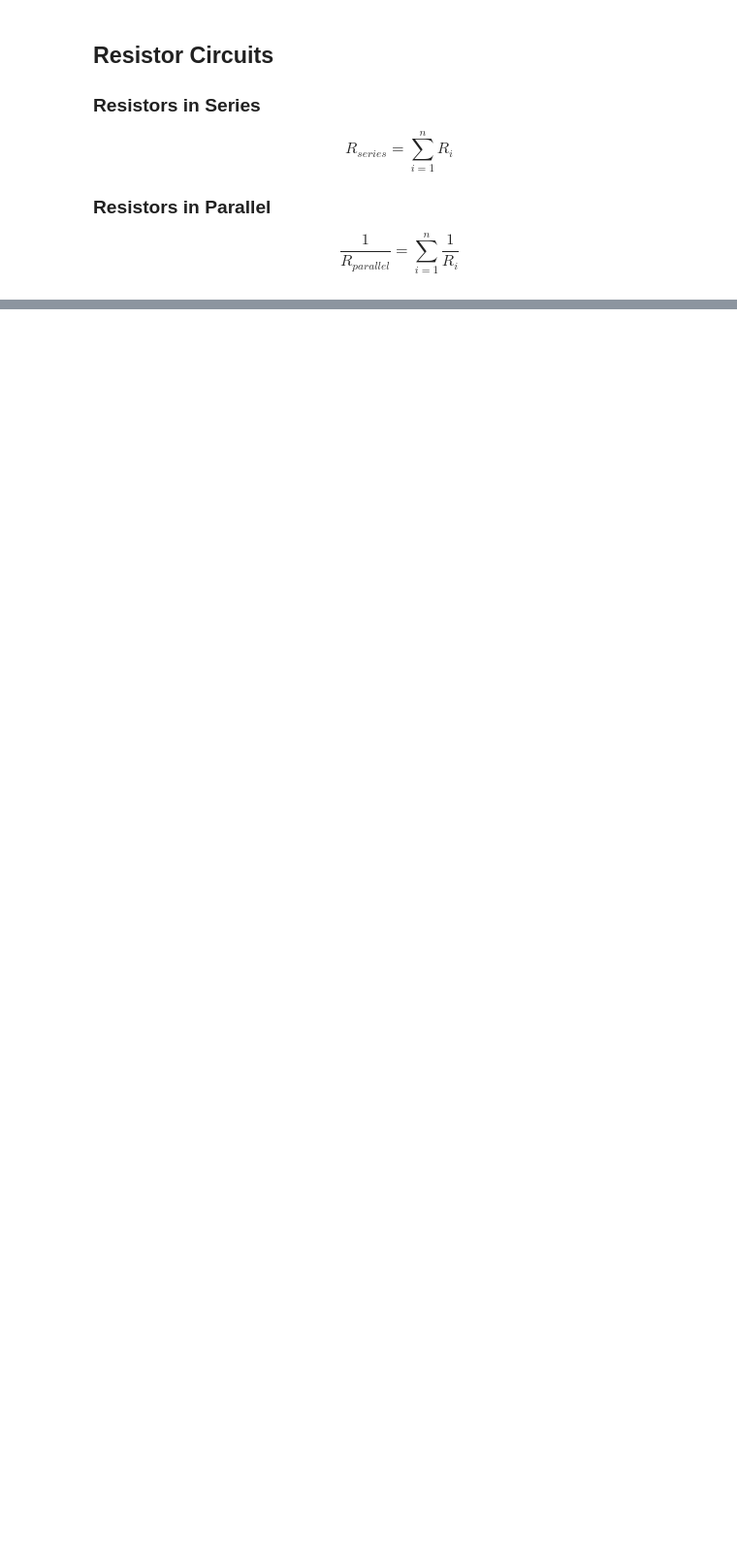
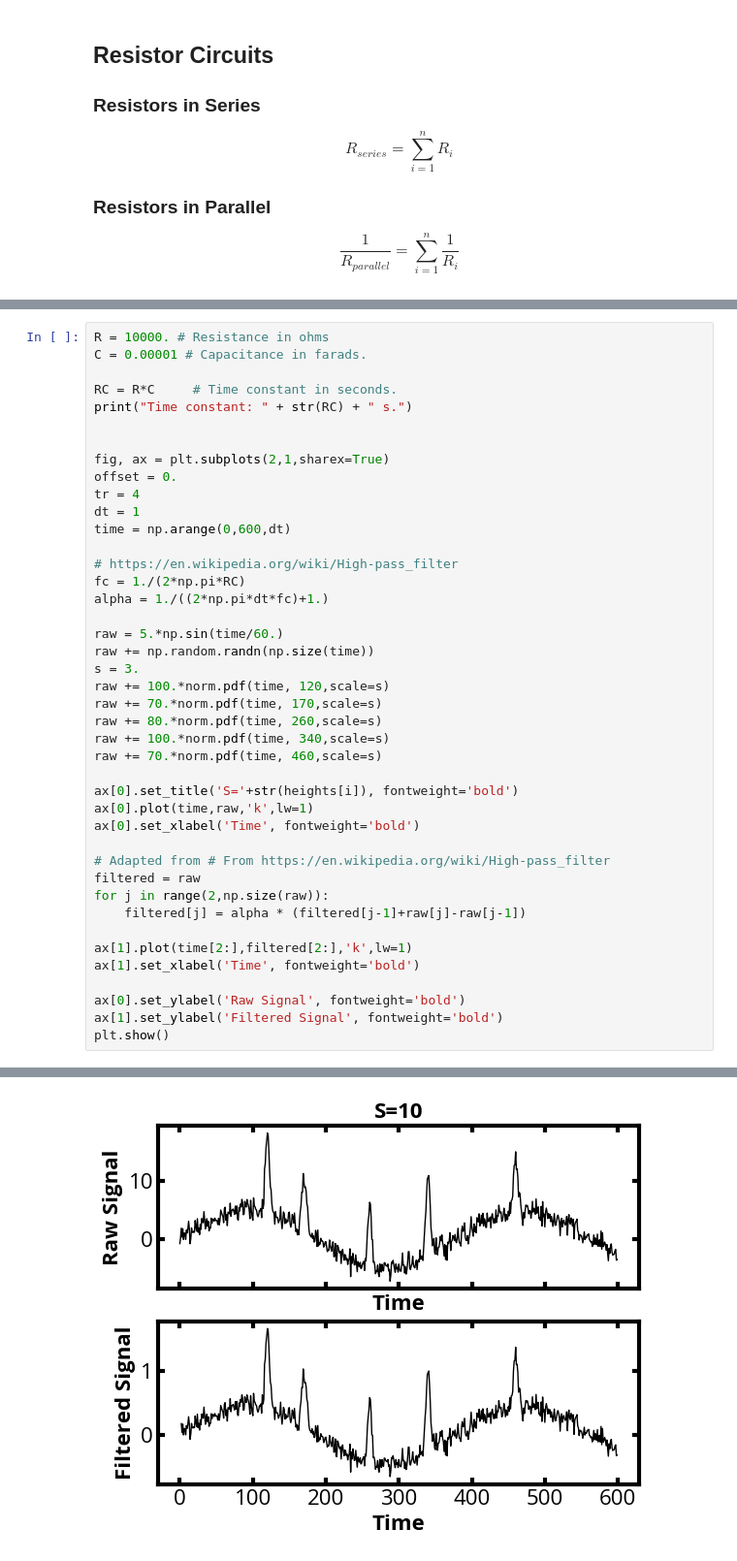
Before and after one commit to mfbush/instrumental-analysis, a Jupyter notebook: notebooks/transducers.ipynb, the cells around one changed output, grey strips where cells are left out. Shown at 97% size. Cells and saved outputs as stored; diff of their text form; blank space fills up the shorter version.

```diff
--- a/notebooks/transducers.ipynb
+++ b/notebooks/transducers.ipynb
@@ -104,0 +199,43 @@ $$ v_R = V_{intit} \cdot e^{-\frac{t}{RC}} $$
+# %%
+R = 10000. # Resistance in ohms
+C = 0.00001 # Capacitance in farads.
+
+RC = R*C     # Time constant in seconds.
+print("Time constant: " + str(RC) + " s.")
+
+
+fig, ax = plt.subplots(2,1,sharex=True)
+offset = 0.
+tr = 4
+dt = 1
+time = np.arange(0,600,dt)
+
+# https://en.wikipedia.org/wiki/High-pass_filter
+fc = 1./(2*np.pi*RC)
+alpha = 1./((2*np.pi*dt*fc)+1.)
+
+raw = 5.*np.sin(time/60.)
+raw += np.random.randn(np.size(time))
+s = 3.
+raw += 100.*norm.pdf(time, 120,scale=s)
+raw += 70.*norm.pdf(time, 170,scale=s)
+raw += 80.*norm.pdf(time, 260,scale=s)
+raw += 100.*norm.pdf(time, 340,scale=s)
+raw += 70.*norm.pdf(time, 460,scale=s)
+
+ax[0].set_title('S='+str(heights[i]), fontweight='bold')
+ax[0].plot(time,raw,'k',lw=1)
+ax[0].set_xlabel('Time', fontweight='bold')
+
+# Adapted from # From https://en.wikipedia.org/wiki/High-pass_filter
+filtered = raw
+for j in range(2,np.size(raw)):
+    filtered[j] = alpha * (filtered[j-1]+raw[j]-raw[j-1])
+
+ax[1].plot(time[2:],filtered[2:],'k',lw=1)
+ax[1].set_xlabel('Time', fontweight='bold')
+
+ax[0].set_ylabel('Raw Signal', fontweight='bold')
+ax[1].set_ylabel('Filtered Signal', fontweight='bold')
+plt.show()
+# %% [output]
@@ -104,0 +243 @@ $$ v_R = V_{intit} \cdot e^{-\frac{t}{RC}} $$
+[figure, added]
```
Also changed, not shown: parts of 11 cells of this notebook, 6 other files.
